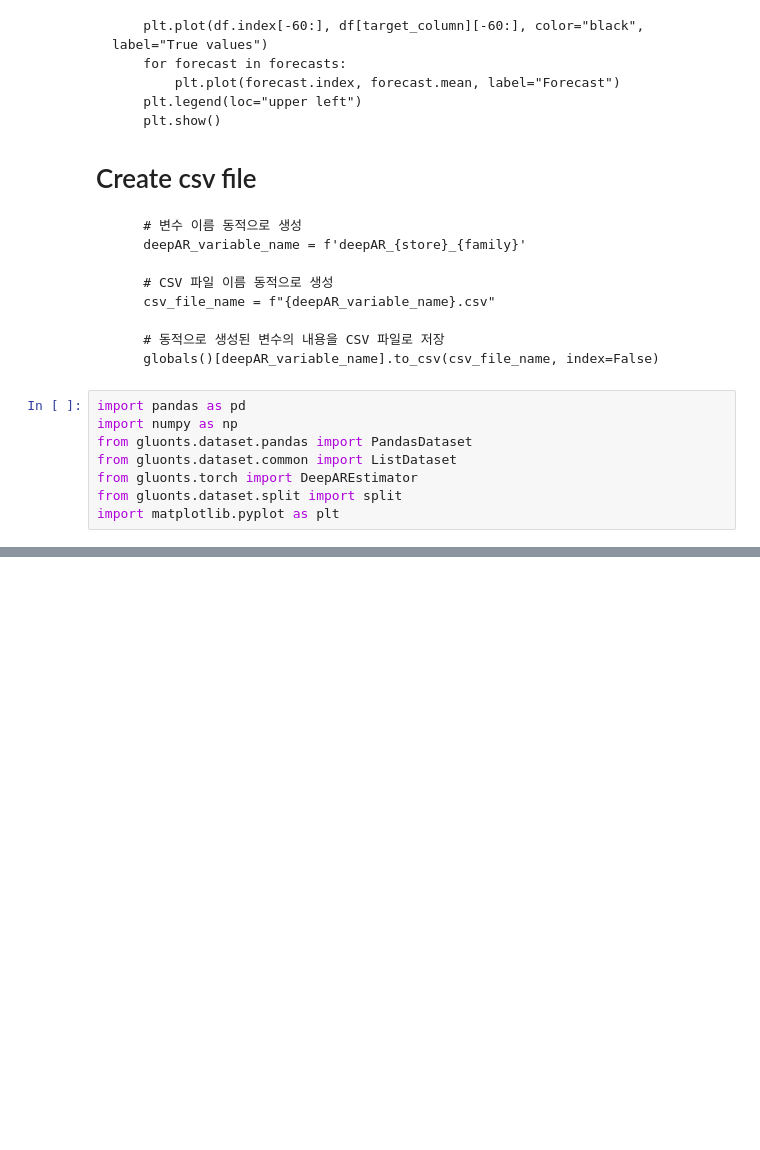
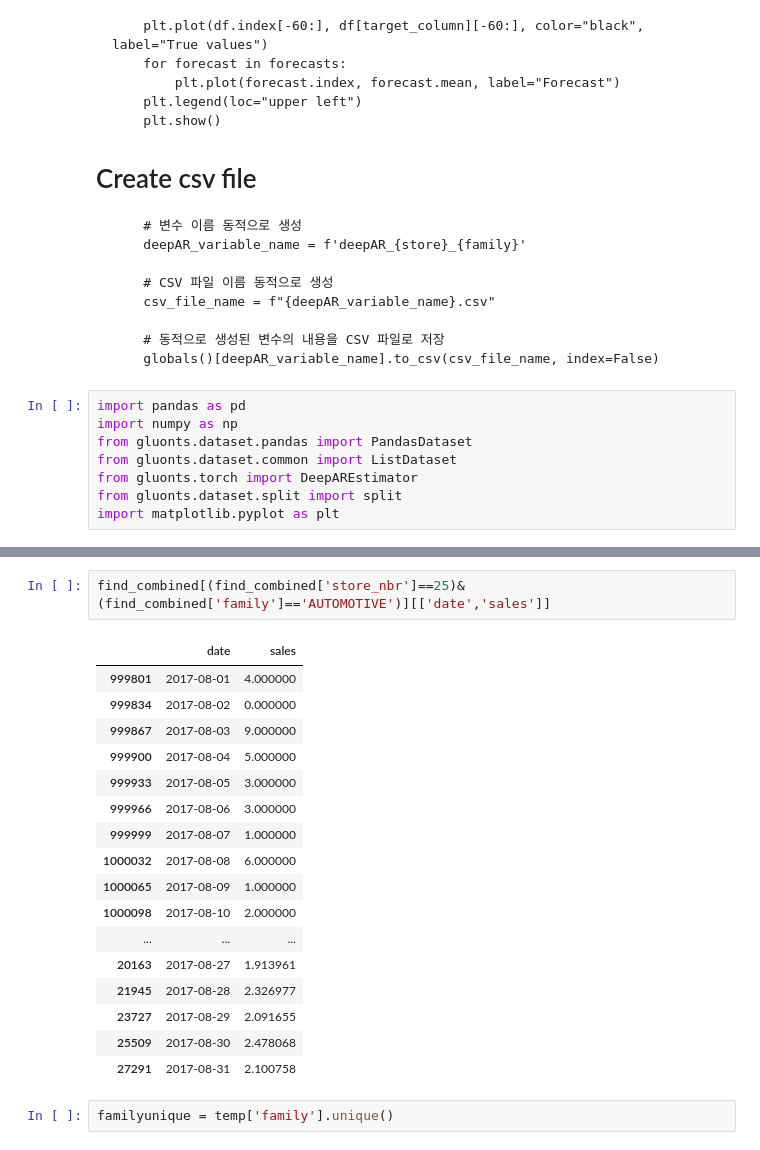
Before and after one commit to fastcamp-ml-project-3/ml_project_3, a Jupyter notebook: yoonjae/notebook/modeling_for_submission.ipynb, the cells around one changed output, grey strips where cells are left out. Cells and saved outputs as stored; diff of their text form; blank space fills up the shorter version.

```diff
--- a/yoonjae/notebook/modeling_for_submission.ipynb
+++ b/yoonjae/notebook/modeling_for_submission.ipynb
@@ -920,0 +915,22 @@ See the caveats in the documentation: https://pandas.pydata.org/pandas-docs/stab
+# %%
+find_combined[(find_combined['store_nbr']==25)&(find_combined['family']=='AUTOMOTIVE')][['date','sales']]
+# %% [output]
+|  | date | sales |
+| 999801 | 2017-08-01 | 4.000000 |
+| 999834 | 2017-08-02 | 0.000000 |
+| 999867 | 2017-08-03 | 9.000000 |
+| 999900 | 2017-08-04 | 5.000000 |
+| 999933 | 2017-08-05 | 3.000000 |
+| 999966 | 2017-08-06 | 3.000000 |
+| 999999 | 2017-08-07 | 1.000000 |
+| 1000032 | 2017-08-08 | 6.000000 |
+| 1000065 | 2017-08-09 | 1.000000 |
+| 1000098 | 2017-08-10 | 2.000000 |
+| ... | ... | ... |
+| 20163 | 2017-08-27 | 1.913961 |
+| 21945 | 2017-08-28 | 2.326977 |
+| 23727 | 2017-08-29 | 2.091655 |
+| 25509 | 2017-08-30 | 2.478068 |
+| 27291 | 2017-08-31 | 2.100758 |
+# %%
+familyunique = temp['family'].unique()
```
Also changed, not shown: parts of 33 cells of this notebook, 4 other files.
